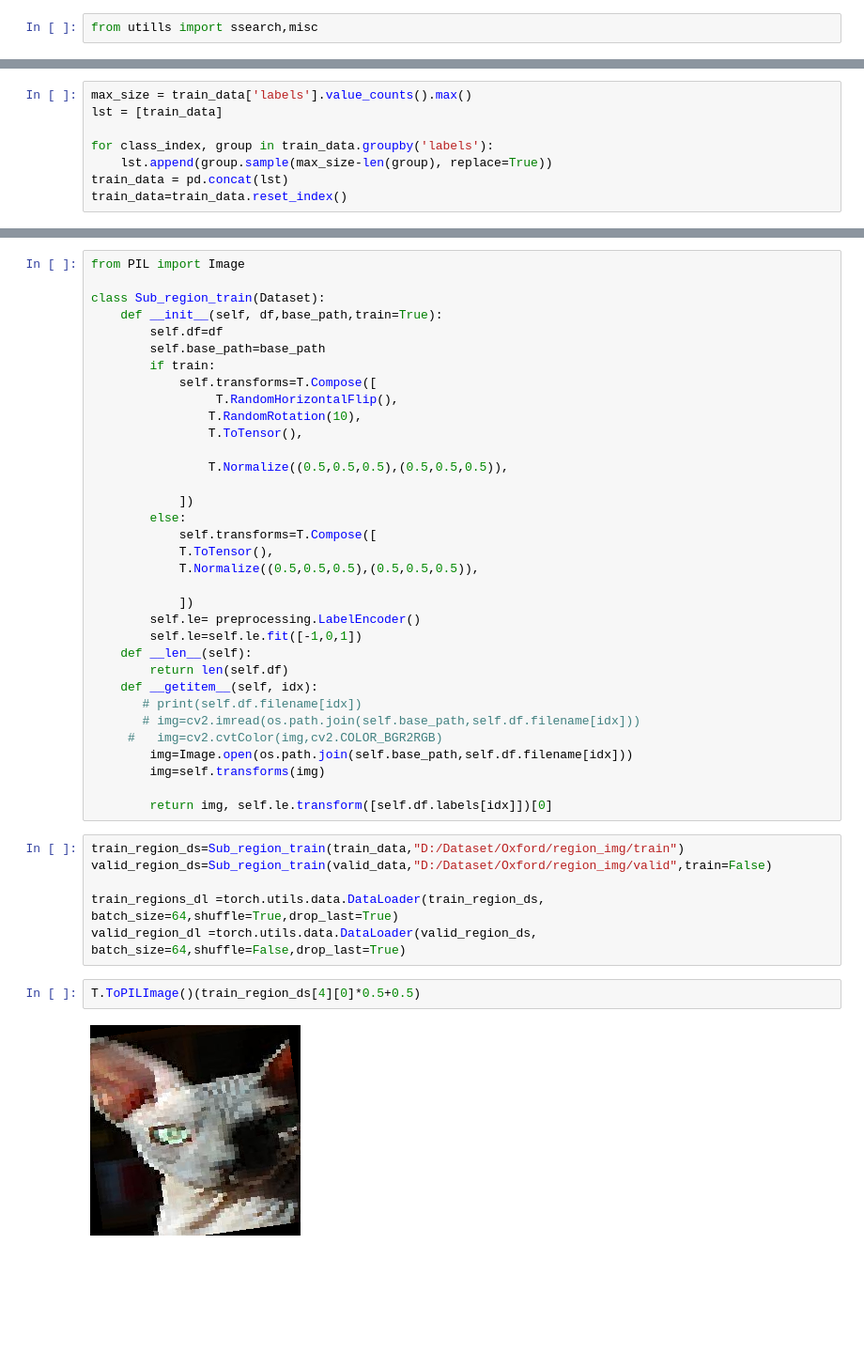
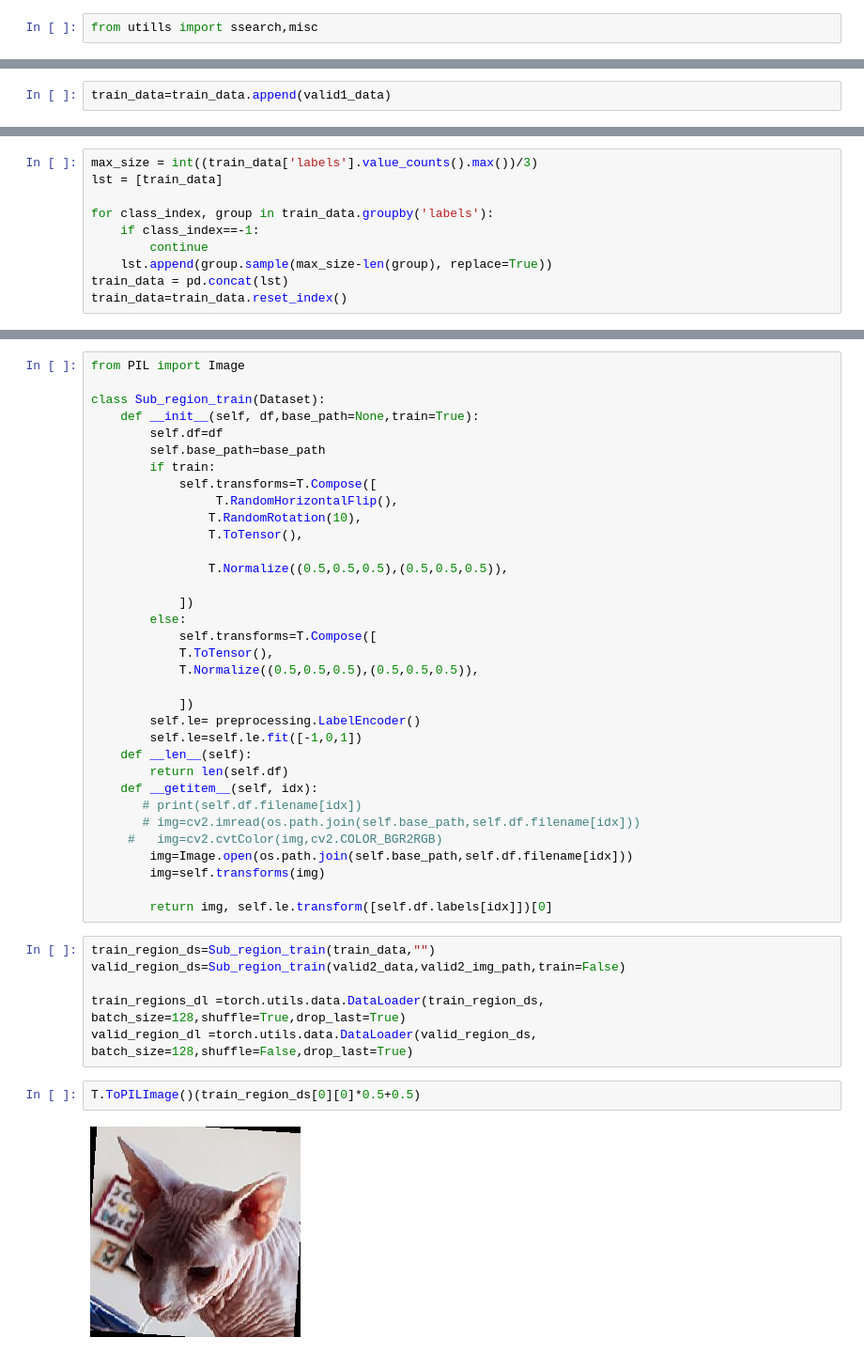
Before and after one commit to hslrock/ObjectDetection_, a Jupyter notebook: 1_RCNN_Part_1.ipynb, the cells around one changed output, grey strips where cells are left out. Shown at 94% size. Cells and saved outputs as stored; diff of their text form; blank space fills up the shorter version.

```diff
--- a/1_RCNN_Part_1.ipynb
+++ b/1_RCNN_Part_1.ipynb
@@ -485,0 +432,2 @@ Counter({-1.0: 1900, 0.0: 605, 1.0: 602})
+# %%
+train_data=train_data.append(valid1_data)
@@ -486,8 +438,10 @@ Counter({-1.0: 1900, 0.0: 605, 1.0: 602})
 # %%
-max_size = train_data['labels'].value_counts().max()
+max_size = int((train_data['labels'].value_counts().max())/3)
 lst = [train_data]
 
 for class_index, group in train_data.groupby('labels'):
+    if class_index==-1:
+        continue
     lst.append(group.sample(max_size-len(group), replace=True))
 train_data = pd.concat(lst)
 train_data=train_data.reset_index()
@@ -499,7 +449,7 @@ Counter({-1.0: 1900, 0.0: 1900, 1.0: 1900})
 from PIL import Image
 
 class Sub_region_train(Dataset):
-    def __init__(self, df,base_path,train=True):
+    def __init__(self, df,base_path=None,train=True):
         self.df=df
         self.base_path=base_path
         if train:
@@ -530,12 +480,12 @@ class Sub_region_train(Dataset):
 
         return img, self.le.transform([self.df.labels[idx]])[0]
 # %%
-train_region_ds=Sub_region_train(train_data,"D:/Dataset/Oxford/region_img/train")
-valid_region_ds=Sub_region_train(valid_data,"D:/Dataset/Oxford/region_img/valid",train=False)
+train_region_ds=Sub_region_train(train_data,"")
+valid_region_ds=Sub_region_train(valid2_data,valid2_img_path,train=False)
 
-train_regions_dl =torch.utils.data.DataLoader(train_region_ds, batch_size=64,shuffle=True,drop_last=True)
-valid_region_dl =torch.utils.data.DataLoader(valid_region_ds, batch_size=64,shuffle=False,drop_last=True)
+train_regions_dl =torch.utils.data.DataLoader(train_region_ds, batch_size=128,shuffle=True,drop_last=True)
+valid_region_dl =torch.utils.data.DataLoader(valid_region_ds, batch_size=128,shuffle=False,drop_last=True)
 # %%
-T.ToPILImage()(train_region_ds[4][0]*0.5+0.5)
+T.ToPILImage()(train_region_ds[0][0]*0.5+0.5)
 # %% [output]
-[figure, old version]
+[figure, new version]
```
Also changed, not shown: parts of 39 cells of this notebook, 5 other files.
